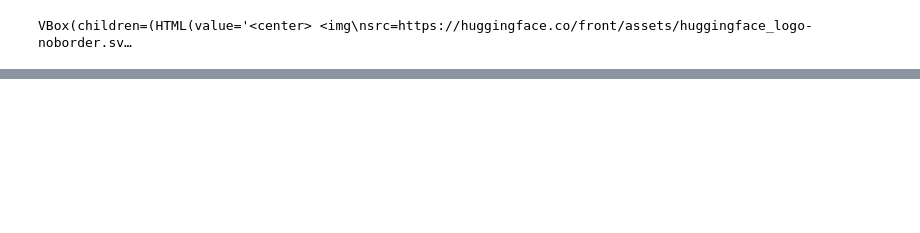
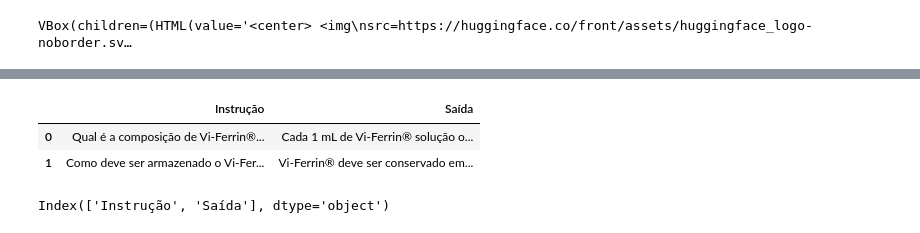
Before and after one commit to Henriquerezer/Microsoft-PHI_3-LLM, a Jupyter notebook: fine_tuning.ipynb, the cells around one changed output, grey strips where cells are left out. Cells and saved outputs as stored; diff of their text form; code cells hidden in the pictures; blank space fills up the shorter version.

```diff
--- a/fine_tuning.ipynb
+++ b/fine_tuning.ipynb
@@ -62,0 +84,64 @@ No contexto das instruções, o Phi-3-mini-128k-instruct é projetado para segui
+# %%
+import pandas as pd
+
+# Dados em formato de dicionário
+data = {
+    "Instrução": [
+        "Qual é a composição de Vi-Ferrin® solução oral gotas por mililitro?",
+        "Como deve ser armazenado o Vi-Ferrin®?",
+        "Para que condições médicas o Vi-Ferrin® é indicado?",
+        "Vi-Ferrin® solução oral é indicado para quais grupos etários?",
+        "Quais são as principais interações medicamentosas que afetam a absorção do ferro em Vi-Ferrin®?",
+        "Quais precauções devem ser consideradas ao usar Vi-Ferrin® durante a gravidez?",
+        "Como Vi-Ferrin® funciona no tratamento da anemia?",
+        "Quais são as contraindicações para o uso de Vi-Ferrin®?",
+        "Quais efeitos adversos são comuns com o uso de Vi-Ferrin®?",
+        "O que fazer em caso de superdose de Vi-Ferrin®?",
+        "Quais instruções de uso são específicas para Vi-Ferrin® solução oral gotas para lactentes?",
+        "Como deve ser utilizado o Vi-Ferrin® solução oral para crianças acima de 20 kg?",
+        "Existem recomendações específicas para a administração de Vi-Ferrin® para adultos?",
+        "Como o Vi-Ferrin® deve ser administrado para crianças até 20 kg?",
+        "Quais interações medicamento-substância química são importantes para usuários de Vi-Ferrin®?",
+        "Como as interações medicamento-exame laboratorial afetam os resultados dos testes?",
+        "Quais cuidados especiais são necessários para pacientes com condições particulares ao usar Vi-Ferrin®?",
+        "Quais são as características organolépticas de Vi-Ferrin® solução oral?",
+        "Como deve ser feita a administração de Vi-Ferrin® solução oral gotas?",
+        "O que fazer se esquecer uma dose de Vi-Ferrin®?"
+    ],
+    "Saída": [
+        "Cada 1 mL de Vi-Ferrin® solução oral gotas contém 150 mg de quelato de ferro, 0,25 mg de ácido fólico e 7,5 mcg de cianocobalamina, além de excipientes como sacarina, hidróxido de sódio, propilenoglicol, metilparabeno, propilparabeno, essência de laranja e água de osmose reversa.",
+        "Vi-Ferrin® deve ser conservado em temperatura ambiente, entre 15°C e 30ºC, protegido da luz e umidade.",
+        "Vi-Ferrin® é indicado para o tratamento de anemias por deficiência de ferro, estados de desnutrição e convalescença.",
+        "Vi-Ferrin® solução oral é indicado para uso adulto e pediátrico.",
+        "Medicamentos como fluoroquinolonas (norfloxacino e ciprofloxacino), tetraciclinas (oxitetraciclina e doxiciclina), fenitoína, antiácidos (hidróxido de alumínio e magnésio) e colestiramina podem diminuir a absorção do ferro. O ácido ascórbico, por outro lado, aumenta a absorção do ferro, mas também aumenta os efeitos adversos.",
+        "Vi-Ferrin® não deve ser utilizado por mulheres grávidas sem orientação médica ou do cirurgião-dentista.",
+        "Vi-Ferrin® contém ferro, que é essencial para combater a anemia. O ácido fólico presente ajuda na transformação e composição de aminoácidos, enquanto a cianocobalamina desempenha um papel crucial na formação do DNA.",
+        "Vi-Ferrin® não deve ser usado em casos de hipersensibilidade aos componentes da fórmula, em situações de transfusões de sangue repetidas ou em casos de anemia não causada por deficiência de ferro.",
+        "Os efeitos adversos comuns incluem dor abdominal, constipação, náusea, vômito, e fezes escuras. Em doses elevadas, o uso oral de ácido fólico pode causar coloração amarela na urina.",
+        "Em caso de superdose, os sintomas incluem dor abdominal, diarreia, vômitos com conteúdo gástrico marrom ou sanguinolento, e sintomas mais graves como palidez, cansaço, e sonolência. Deve ser procurado socorro médico imediatamente e, se possível, induzir o vômito se a ingestão for recente.",
+        "Para lactentes e crianças de até 1 ano de idade, deve-se administrar 1 gota (0,05 mL) por kg de peso ao dia de Vi-Ferrin® solução oral gotas.",
+        "Crianças acima de 20 kg devem tomar 15 mL de Vi-Ferrin® solução oral uma vez ao dia, preferencialmente antes da principal refeição.",
+        "Adultos devem tomar 15 mL de Vi-Ferrin® solução oral, duas vezes ao dia, preferencialmente antes das refeições.",
+        "Crianças até 20 kg devem tomar 5 mL de Vi-Ferrin® solução oral, duas vezes ao dia, preferencialmente antes das refeições.",
+        "O consumo de bebidas alcoólicas pode prejudicar a eficácia do tratamento com Vi-Ferrin®, afetando a absorção de seus componentes.",
+        "Antibióticos podem interferir com ensaios microbiológicos para determinar as concentrações de ácido fólico, produzindo resultados falsamente baixos. A administração de ácido fólico pode normalizar a contagem sanguínea em pacientes com deficiência de vitamina B12, mascarando a melhora da anemia.",
+        "Pacientes com anemia perniciosa, artrite reumatoide, insuficiência renal crônica, redução da função hepática, doença de Hodgkin, úlcera péptica, enterite regional, colite ulcerativa, estreitamento intestinal ou diverticulose devem consultar um médico antes de usar Vi-Ferrin® devido ao risco de problemas neurológicos e outras complicações.",
+        "Vi-Ferrin® solução oral é um líquido límpido de cor vermelho escuro a castanho avermelhado com odor de laranja.",
+        "Para administrar Vi-Ferrin® solução oral gotas, o frasco deve ser virado e mantido na posição vertical. Para iniciar o gotejamento, bater levemente com o dedo no fundo do frasco.",
+        "Se esquecer de tomar uma dose de Vi-Ferrin®, continue o tratamento como recomendado, pulando a dose esquecida. Não duplique a dose seguinte."
+    ]
+}
+
+# Criando o DataFrame
+df = pd.DataFrame(data)
+
+# Mostrando o DataFrame
+df.head(2)
+# %% [output]
+|  | Instrução | Saída |
+| 0 | Qual é a composição de Vi-Ferrin®... | Cada 1 mL de Vi-Ferrin® solução o... |
+| 1 | Como deve ser armazenado o Vi-Fer... | Vi-Ferrin® deve ser conservado em... |
+# %%
+df.columns
+# %% [output]
+Index(['Instrução', 'Saída'], dtype='object')
```
Also changed, not shown: parts of 17 cells of this notebook, 5 other files.
